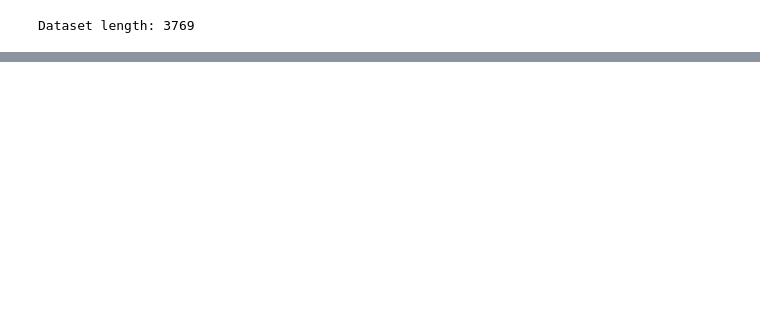
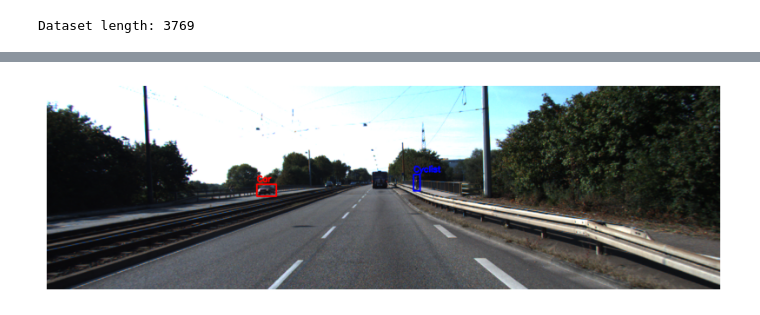
Before and after one commit to tjtrebat/pcdet_notebooks, a Jupyter notebook: dataset_analysis.ipynb, the cells around one changed output, grey strips where cells are left out. Saved outputs shown, nothing was run; the diff lists cells and outputs as text; code cells hidden in the pictures; blank space fills up the shorter version.

Commit message:
drew image and bboxes

```diff
--- a/dataset_analysis.ipynb
+++ b/dataset_analysis.ipynb
@@ -42,3 +43,34 @@ Sample keys: dict_keys(['frame_id', 'calib', 'gt_boxes', 'points', 'lidar_aug_ma
+# %%
+CLASS_COLORS = {
+    1: (1, 0, 0),    # Car     (red)
+    2: (0, 1, 0),    # Pedestrian (green)
+    3: (0, 0, 1)     # Cyclist (blue)
+}
+
+def draw_gt_boxes(image, boxes2d, class_ids, class_names):
+    img = image.copy()
+    for (xmin, ymin, xmax, ymax), cid in zip(boxes2d, class_ids):
+        xmin, ymin, xmax, ymax = map(int, [xmin, ymin, xmax, ymax])
+        label = class_names[cid - 1]
+        color_rgb = CLASS_COLORS.get(cid, (1, 1, 1))
+        cv2.rectangle(img, (xmin, ymin), (xmax, ymax), color_rgb, 2)
+        cv2.putText(img, label, (xmin, ymin - 5),
+                    cv2.FONT_HERSHEY_SIMPLEX, 0.5, color_rgb, 2)
+    return img
+# %%
+image = sample['images']
+boxes2d = sample['gt_boxes2d']
+class_ids = sample['gt_boxes'][:, -1].astype(int)
+class_names = cfg.CLASS_NAMES
+
+drawn = draw_gt_boxes(image, boxes2d, class_ids, class_names)
+
+plt.figure(figsize=(10,6))
+plt.imshow(drawn)
+plt.axis("off")
+plt.show()
+# %% [output]
+[figure, added]
 # %%
 points = sample['points'][:, :3]
 
```
Also changed, not shown: parts of 4 cells of this notebook.
